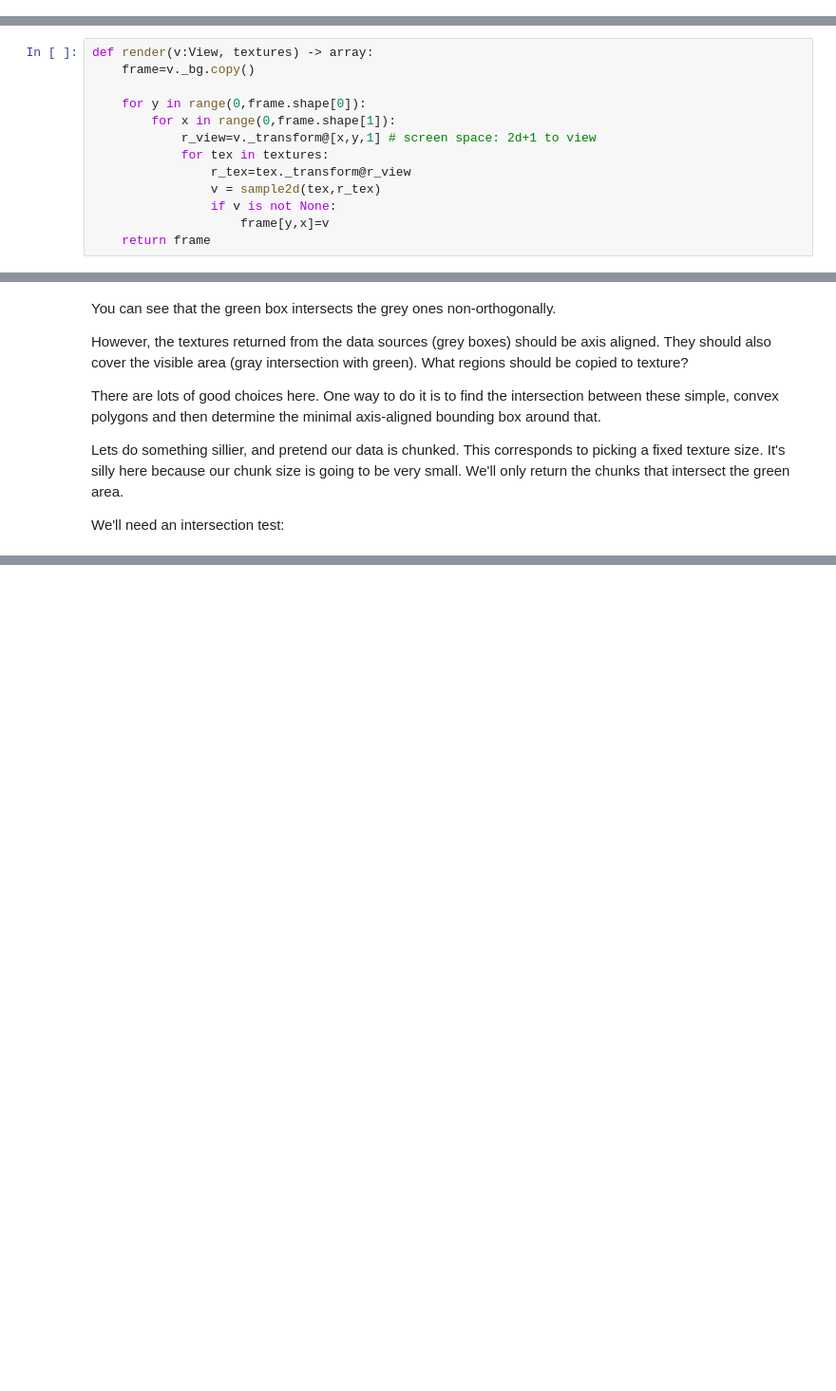
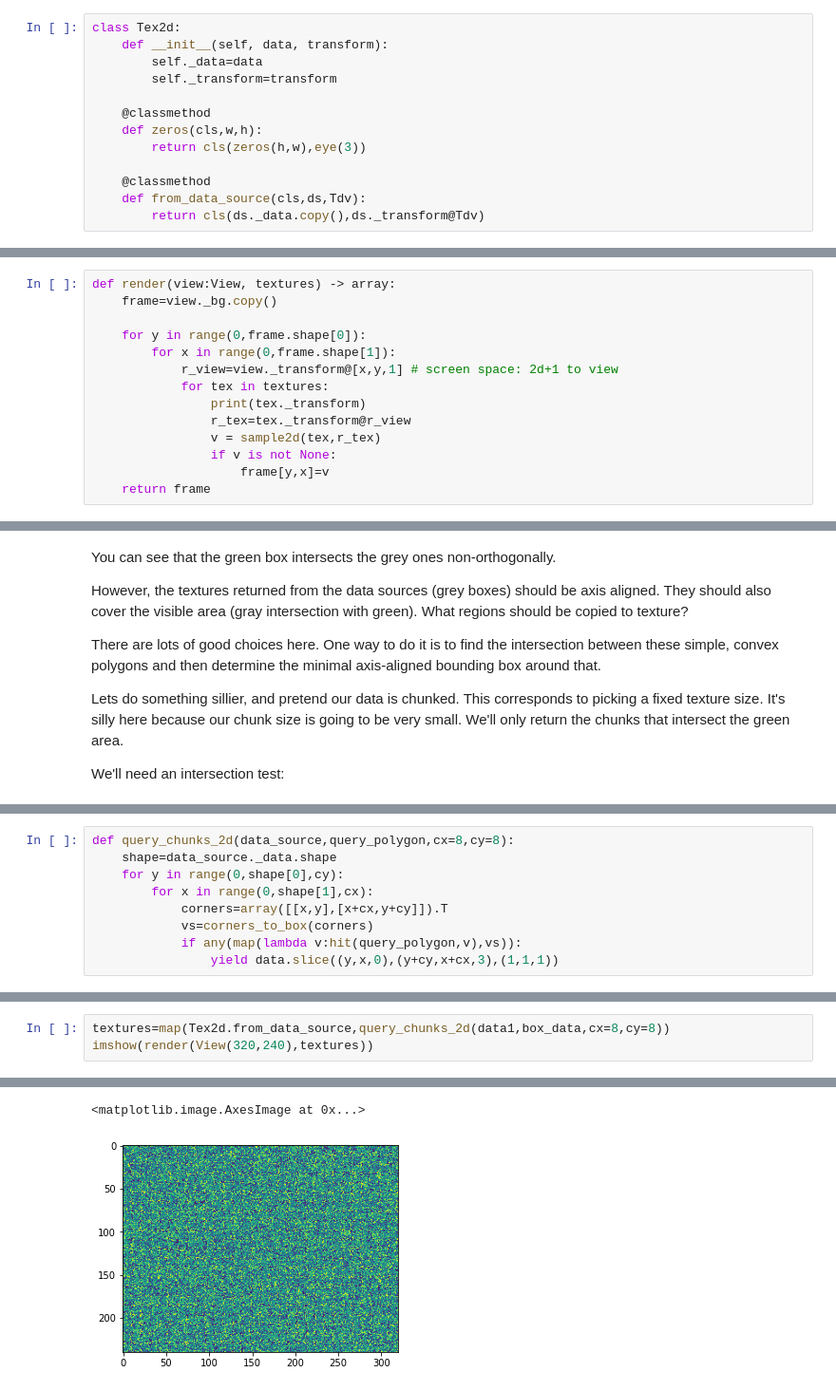
Before and after one commit to nclack/book-the-rendering, a Jupyter notebook: SamplingWithTransforms4.ipynb, the cells around one changed output, grey strips where cells are left out. Shown: that part at 95% size. Cells and saved outputs as stored; diff of their text form; blank space fills up the shorter version.

Commit message:
(wip) part 4 textures

```diff
--- a/SamplingWithTransforms4.ipynb
+++ b/SamplingWithTransforms4.ipynb
@@ -100,3 +96,16 @@ class Tex2d:
+# %%
+class Tex2d:
+    def __init__(self, data, transform):
+        self._data=data
+        self._transform=transform
+
+    @classmethod
+    def zeros(cls,w,h):
+        return cls(zeros(h,w),eye(3))
+
+    @classmethod
+    def from_data_source(cls,ds,Tdv):
+        return cls(ds._data.copy(),ds._transform@Tdv)
 # %% [markdown]
 We need a way to sample the texture.  This involves some boundary handling. It accepts coordinates in "texture space".  In this case these are indices into the 2d array backing the texture.
 # %%
@@ -114,13 +123,14 @@ def sample2d(tex:Tex2d,r_tex):
 # %% [markdown]
 Now we have what we need to define the render:
 # %%
-def render(v:View, textures) -> array:
-    frame=v._bg.copy()
+def render(view:View, textures) -> array:
+    frame=view._bg.copy()
 
     for y in range(0,frame.shape[0]):
         for x in range(0,frame.shape[1]):
-            r_view=v._transform@[x,y,1] # screen space: 2d+1 to view
+            r_view=view._transform@[x,y,1] # screen space: 2d+1 to view
             for tex in textures:
+                print(tex._transform)
                 r_tex=tex._transform@r_view
                 v = sample2d(tex,r_tex)
                 if v is not None:
@@ -206,0 +217,9 @@ def chunks(data_source,cx,cy,query_polygon):
+# %%
+def query_chunks_2d(data_source,query_polygon,cx=8,cy=8):
+    shape=data_source._data.shape
+    for y in range(0,shape[0],cy):
+        for x in range(0,shape[1],cx):
+            corners=array([[x,y],[x+cx,y+cy]]).T
+            vs=corners_to_box(corners)
+            if any(map(lambda v:hit(query_polygon,v),vs)):
+                yield data.slice((y,x,0),(y+cy,x+cx,3),(1,1,1))
@@ -206,0 +244,4 @@ def chunks(data_source,cx,cy,query_polygon):
+# %%
+textures=map(Tex2d.from_data_source,query_chunks_2d(data1,box_data,cx=8,cy=8))
+imshow(render(View(320,240),textures))
+# %% [output]
@@ -206,0 +260,2 @@ def chunks(data_source,cx,cy,query_polygon):
+<matplotlib.image.AxesImage at 0x...>
+[figure, added]
```
Also changed, not shown: parts of 11 cells of this notebook.
